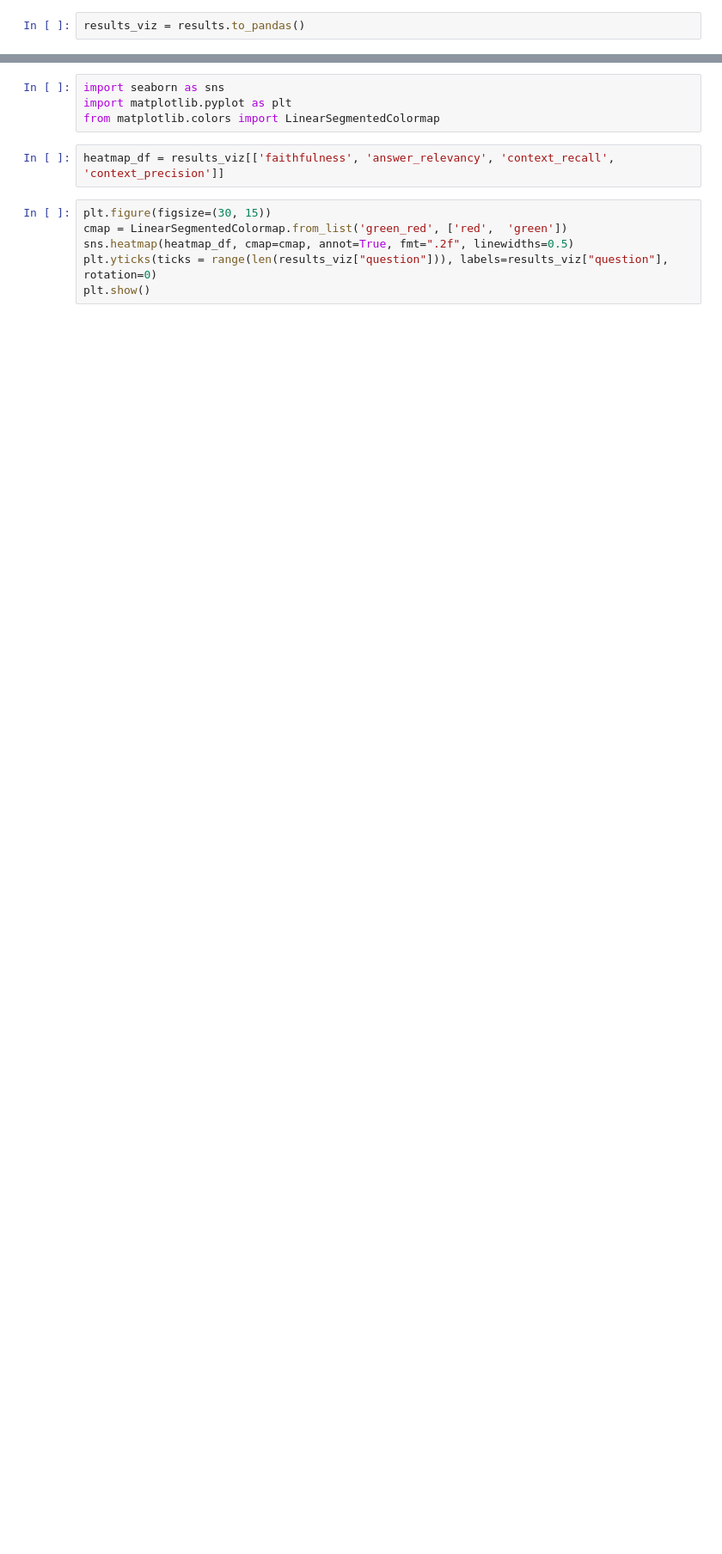
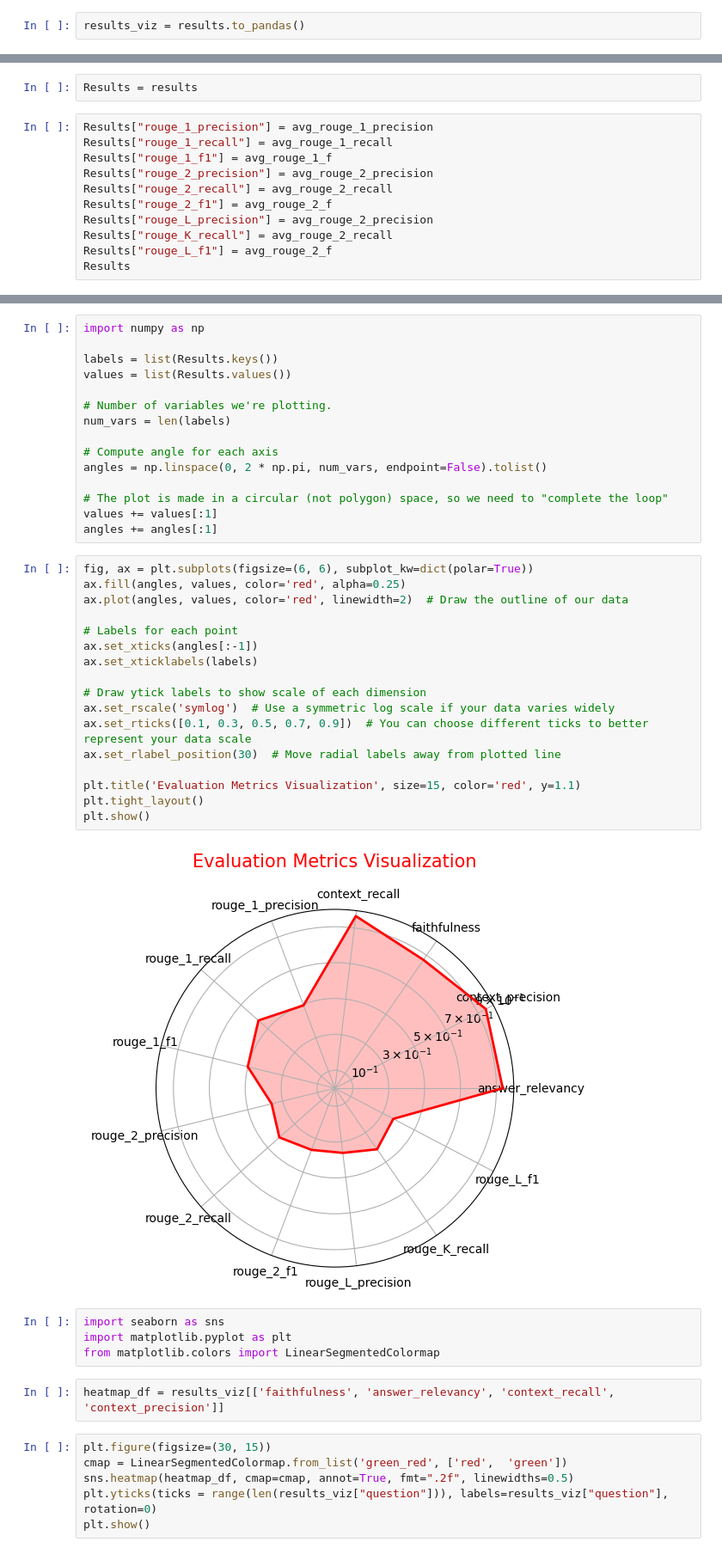
Before and after one commit to AkshaySyal/LLM-Project, a Jupyter notebook: Biomistral_with_ragas.ipynb, the cells around one changed output, grey strips where cells are left out. Shown at 86% size. Cells and saved outputs as stored; diff of their text form; blank space fills up the shorter version.

Commit message:
Evaluate RAG using Rouge and metrics from RAGAS

```diff
--- a/Biomistral_with_ragas.ipynb
+++ b/Biomistral_with_ragas.ipynb
@@ -644,0 +841,13 @@ results_viz
+# %%
+Results = results
+# %%
+Results["rouge_1_precision"] = avg_rouge_1_precision
+Results["rouge_1_recall"] = avg_rouge_1_recall
+Results["rouge_1_f1"] = avg_rouge_1_f
+Results["rouge_2_precision"] = avg_rouge_2_precision
+Results["rouge_2_recall"] = avg_rouge_2_recall
+Results["rouge_2_f1"] = avg_rouge_2_f
+Results["rouge_L_precision"] = avg_rouge_2_precision
+Results["rouge_K_recall"] = avg_rouge_2_recall
+Results["rouge_L_f1"] = avg_rouge_2_f
+Results
@@ -645,3 +856,37 @@ results_viz
+# %%
+import numpy as np
+
+labels = list(Results.keys())
+values = list(Results.values())
+
+# Number of variables we're plotting.
+num_vars = len(labels)
+
+# Compute angle for each axis
+angles = np.linspace(0, 2 * np.pi, num_vars, endpoint=False).tolist()
+
+# The plot is made in a circular (not polygon) space, so we need to "complete the loop"
+values += values[:1]
+angles += angles[:1]
+# %%
+fig, ax = plt.subplots(figsize=(6, 6), subplot_kw=dict(polar=True))
+ax.fill(angles, values, color='red', alpha=0.25)
+ax.plot(angles, values, color='red', linewidth=2)  # Draw the outline of our data
+
+# Labels for each point
+ax.set_xticks(angles[:-1])
+ax.set_xticklabels(labels)
+
+# Draw ytick labels to show scale of each dimension
+ax.set_rscale('symlog')  # Use a symmetric log scale if your data varies widely
+ax.set_rticks([0.1, 0.3, 0.5, 0.7, 0.9])  # You can choose different ticks to better represent your data scale
+ax.set_rlabel_position(30)  # Move radial labels away from plotted line
+
+plt.title('Evaluation Metrics Visualization', size=15, color='red', y=1.1)
+plt.tight_layout()
+plt.show()
+# %% [output]
+[figure, added]
 # %%
 import seaborn as sns
 import matplotlib.pyplot as plt
```
Also changed, not shown: parts of 123 cells of this notebook.
